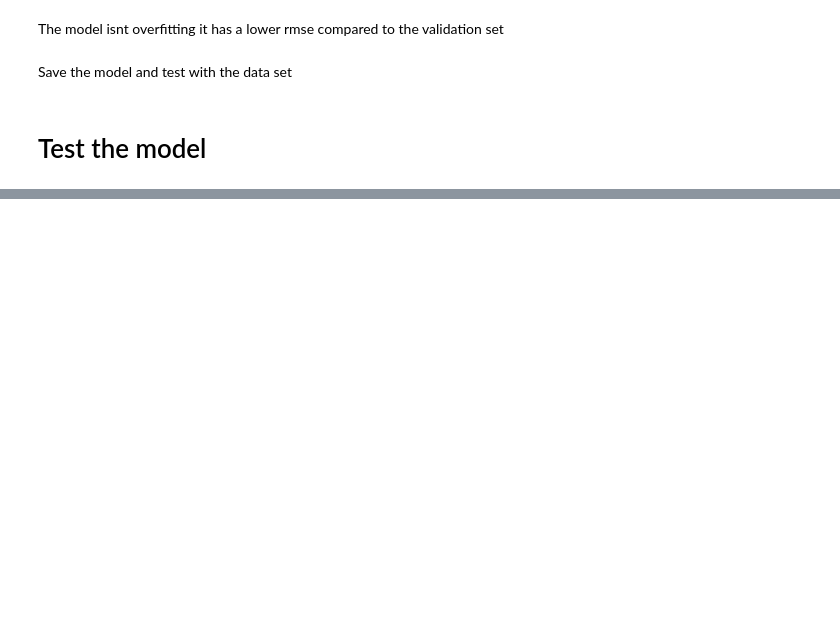
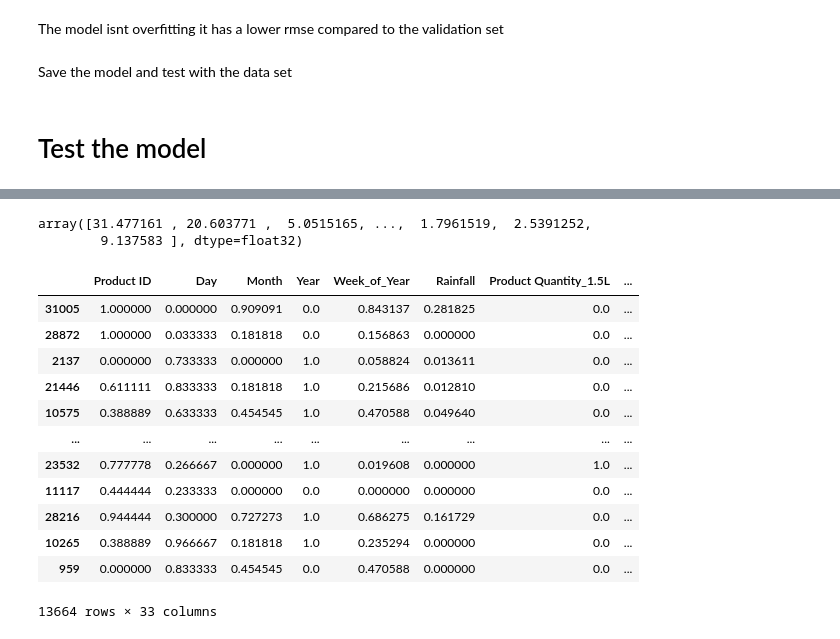
Before and after one commit to hammaadrizwan/marketwiz, a Jupyter notebook: Sales Prediction using XG boost.ipynb, the cells around one changed output, grey strips where cells are left out. Cells and saved outputs as stored; diff of their text form; code cells hidden in the pictures; blank space fills up the shorter version.

```diff
--- a/Sales Prediction using XG boost.ipynb
+++ b/Sales Prediction using XG boost.ipynb
@@ -473,14 +473,14 @@ sales_df
 | 34158 | 18 | 80ML | YOGHURT | 9 | 10 | 2023 | Monday | Weekday | 41 | ... |
 34159 rows × 11 columns
 # %%
-input_cols = ['Product Name', 'Product Quantity', 'Category', 'Day', 'Month', 'Year', 'DayOfWeek', 'DayType', 'Week_of_Year', 'Rainfall']
+input_cols = ['Product ID', 'Product Quantity', 'Category', 'Day', 'Month', 'Year', 'DayOfWeek', 'DayType', 'Week_of_Year', 'Rainfall']
 target_col = 'Units sold'
 inputs = sales_df[input_cols].copy()
 targets = sales_df[target_col].copy()
 # %% [markdown]
 split between nuemeric and categorical columns
 # %%
-numeric_cols = ['Product Name', 'Day', 'Month', 'Year', 'Week_of_Year', 'Rainfall']  # list of numeric columns
+numeric_cols = ['Product ID', 'Day', 'Month', 'Year', 'Week_of_Year', 'Rainfall']  # list of numeric columns
 categorical_cols = ['Product Quantity', 'Category', 'DayOfWeek', 'DayType']  # list of categorical columns
 # %% [markdown]
 <h1>Algorithm - XGBoost regressor (34.81)</h1>
@@ -596,9 +559,0 @@ sns.barplot(data=importance_df.head(10), x='importance', y='feature');
-# %%
-model = XGBRegressor(n_jobs=-1, random_state=50, n_estimators=1000,
-                     learning_rate=0.03, max_depth=10, subsample=0.9,  enable_categorical=True)
-
-model.fit(X, targets)
-train_rmse = rmse(model.predict(X_train), train_targets)
-val_rmse = rmse(model.predict(X_val), val_targets)
-
-print('Train RMSE: {}, Validation RMSE: {}'.format(train_rmse, val_rmse))
@@ -607,11 +564,2 @@ Train RMSE: 32.863229805568736, Validation RMSE: 42.156077681909046
 # %% [markdown]
 Lowering the Learning rate
-# %%
-model = XGBRegressor(n_jobs=-1, random_state=50, n_estimators=1000,
-                     learning_rate=0.001, max_depth=5, subsample=0.9,  enable_categorical=True)
-
-model.fit(X, targets)
-train_rmse = rmse(model.predict(X_train), train_targets)
-val_rmse = rmse(model.predict(X_val), val_targets)
-
-print('Train RMSE: {}, Validation RMSE: {}'.format(train_rmse, val_rmse))
@@ -695,0 +603,21 @@ sales_df.to_csv('Sales_Data.csv', index=False)
+# %%
+model.predict(X_val)
+# %% [output]
+array([31.477161 , 20.603771 ,  5.0515165, ...,  1.7961519,  2.5391252,
+        9.137583 ], dtype=float32)
+# %%
+X_val
+# %% [output]
+|  | Product ID | Day | Month | Year | Week_of_Year | Rainfall | Product Quantity_1.5L | ... |
+| 31005 | 1.000000 | 0.000000 | 0.909091 | 0.0 | 0.843137 | 0.281825 | 0.0 | ... |
+| 28872 | 1.000000 | 0.033333 | 0.181818 | 0.0 | 0.156863 | 0.000000 | 0.0 | ... |
+| 2137 | 0.000000 | 0.733333 | 0.000000 | 1.0 | 0.058824 | 0.013611 | 0.0 | ... |
+| 21446 | 0.611111 | 0.833333 | 0.181818 | 1.0 | 0.215686 | 0.012810 | 0.0 | ... |
+| 10575 | 0.388889 | 0.633333 | 0.454545 | 1.0 | 0.470588 | 0.049640 | 0.0 | ... |
+| ... | ... | ... | ... | ... | ... | ... | ... | ... |
+| 23532 | 0.777778 | 0.266667 | 0.000000 | 1.0 | 0.019608 | 0.000000 | 1.0 | ... |
+| 11117 | 0.444444 | 0.233333 | 0.000000 | 0.0 | 0.000000 | 0.000000 | 0.0 | ... |
+| 28216 | 0.944444 | 0.300000 | 0.727273 | 1.0 | 0.686275 | 0.161729 | 0.0 | ... |
+| 10265 | 0.388889 | 0.966667 | 0.181818 | 1.0 | 0.235294 | 0.000000 | 0.0 | ... |
+| 959 | 0.000000 | 0.833333 | 0.454545 | 0.0 | 0.470588 | 0.000000 | 0.0 | ... |
+13664 rows × 33 columns
```
Also changed, not shown: parts of 26 cells of this notebook, 1 other file.
